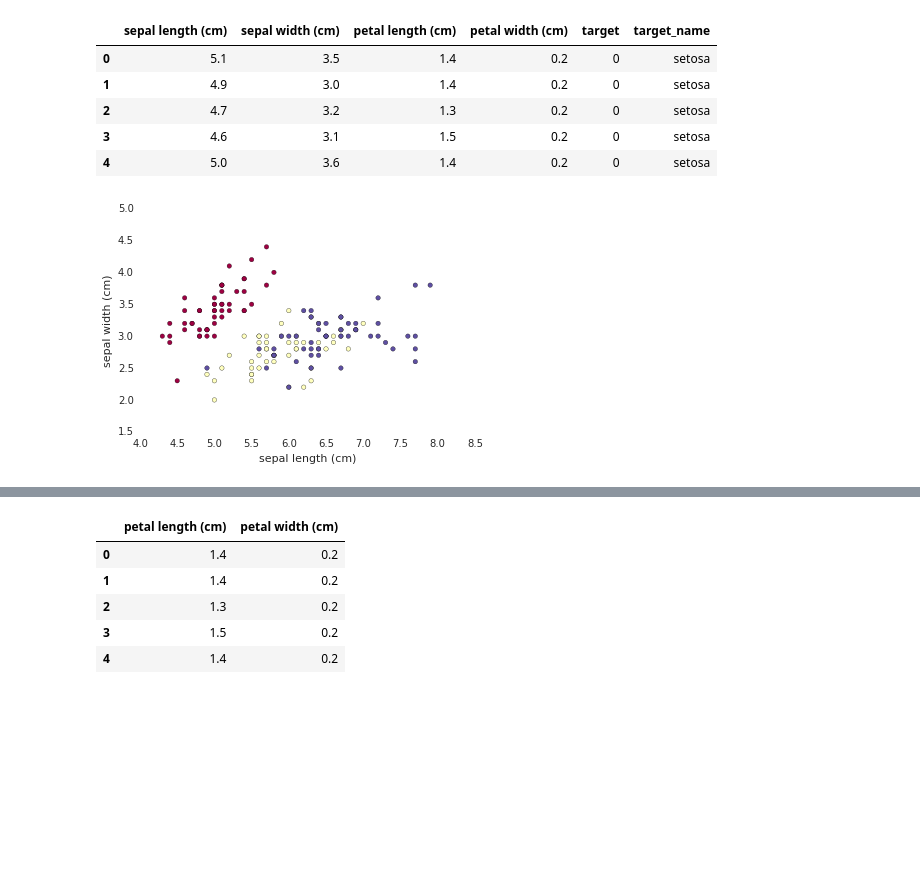
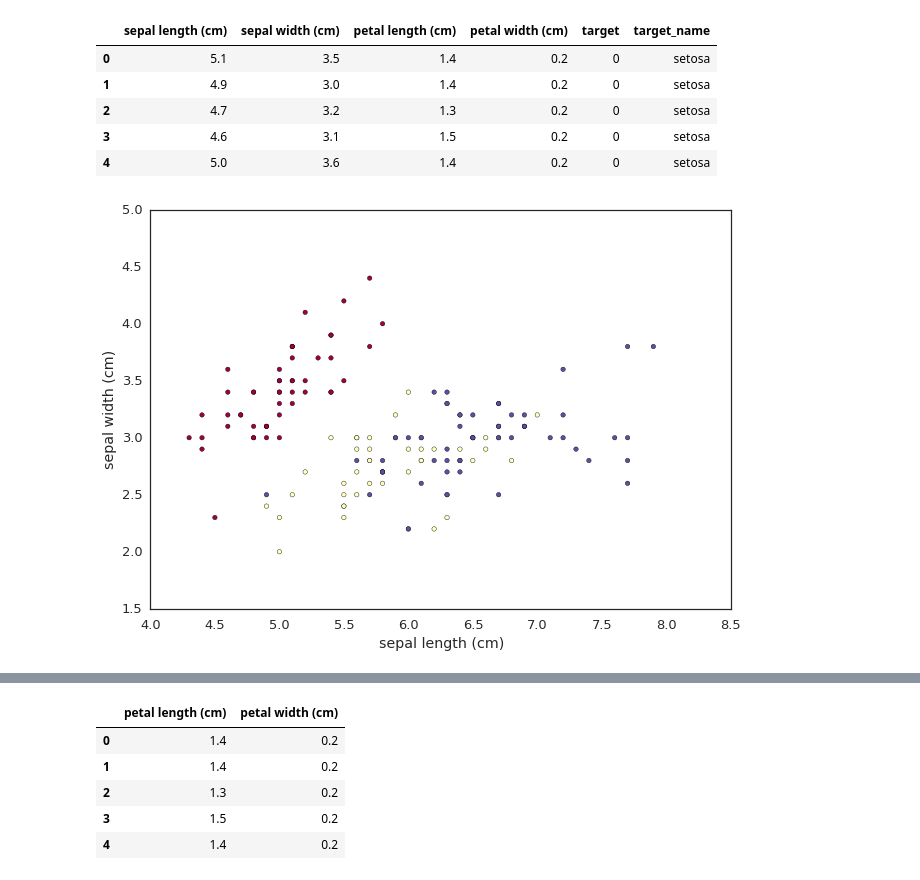
Before and after one commit to docathos/PythonCourse, a Jupyter notebook: sklearn.ipynb, the cells around one changed output, grey strips where cells are left out. Saved outputs shown, nothing was run; the diff lists cells and outputs as text; code cells hidden in the pictures; blank space fills up the shorter version.

```diff
--- a/sklearn.ipynb
+++ b/sklearn.ipynb
@@ -66,10 +68,13 @@ df.head()
 import matplotlib.pyplot as plt
 %matplotlib inline
 import seaborn as sns
+sns.set_context("talk")
+#sns.set_style('white')
 # %%
 cm = plt.cm.Spectral
-_ = df.plot(x=0, y=1, kind='scatter', c='target', colormap=cm, colorbar=False)
+ax = df.plot(x=0, y=1, kind='scatter', c='target', colormap=cm, colorbar=False)
+ax.grid(False)
 # %% [output]
-[figure, old version]
+[figure, new version]
 # %%
 cm = plt.cm.Spectral
```
Also changed, not shown: parts of 31 cells of this notebook.
